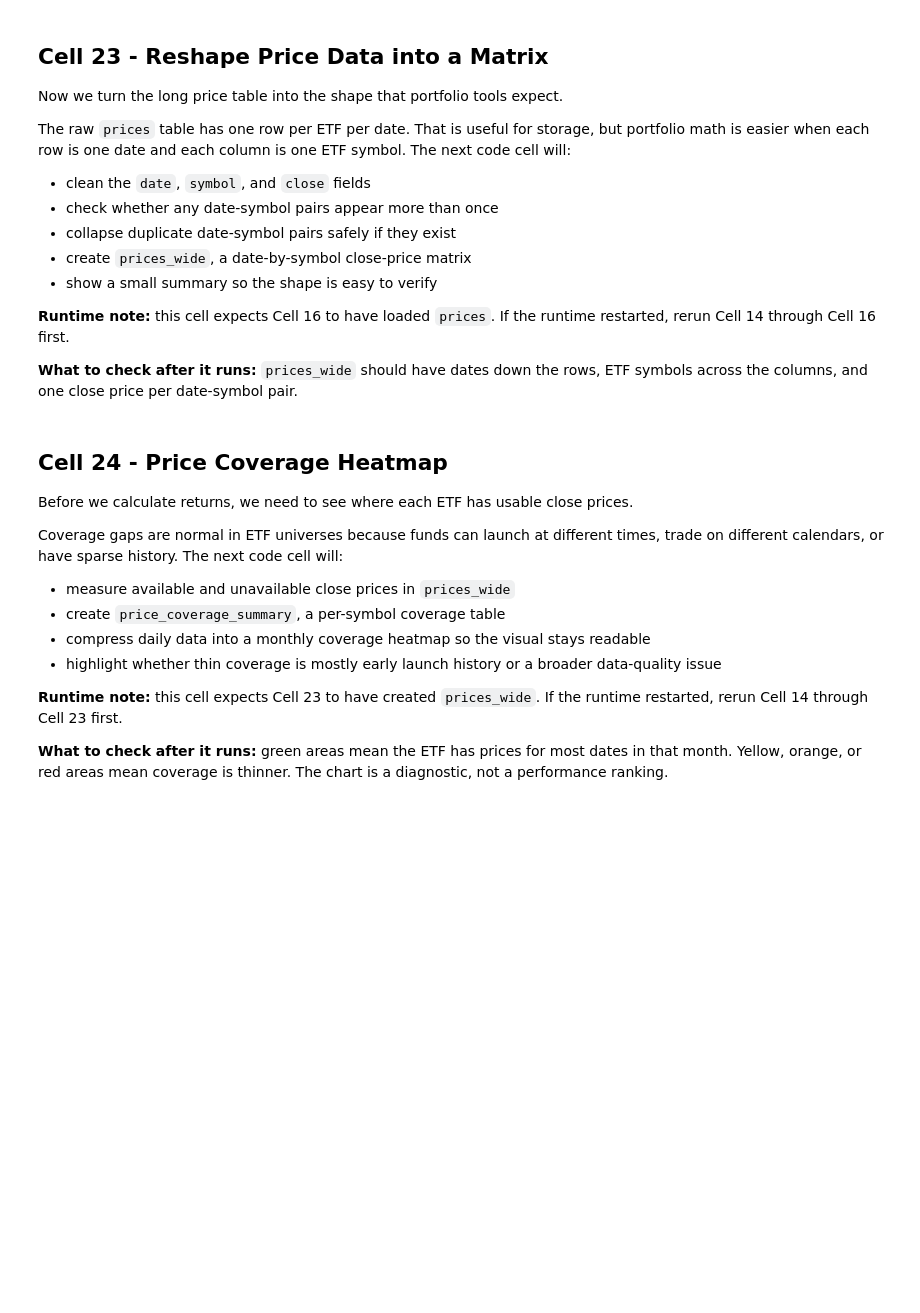
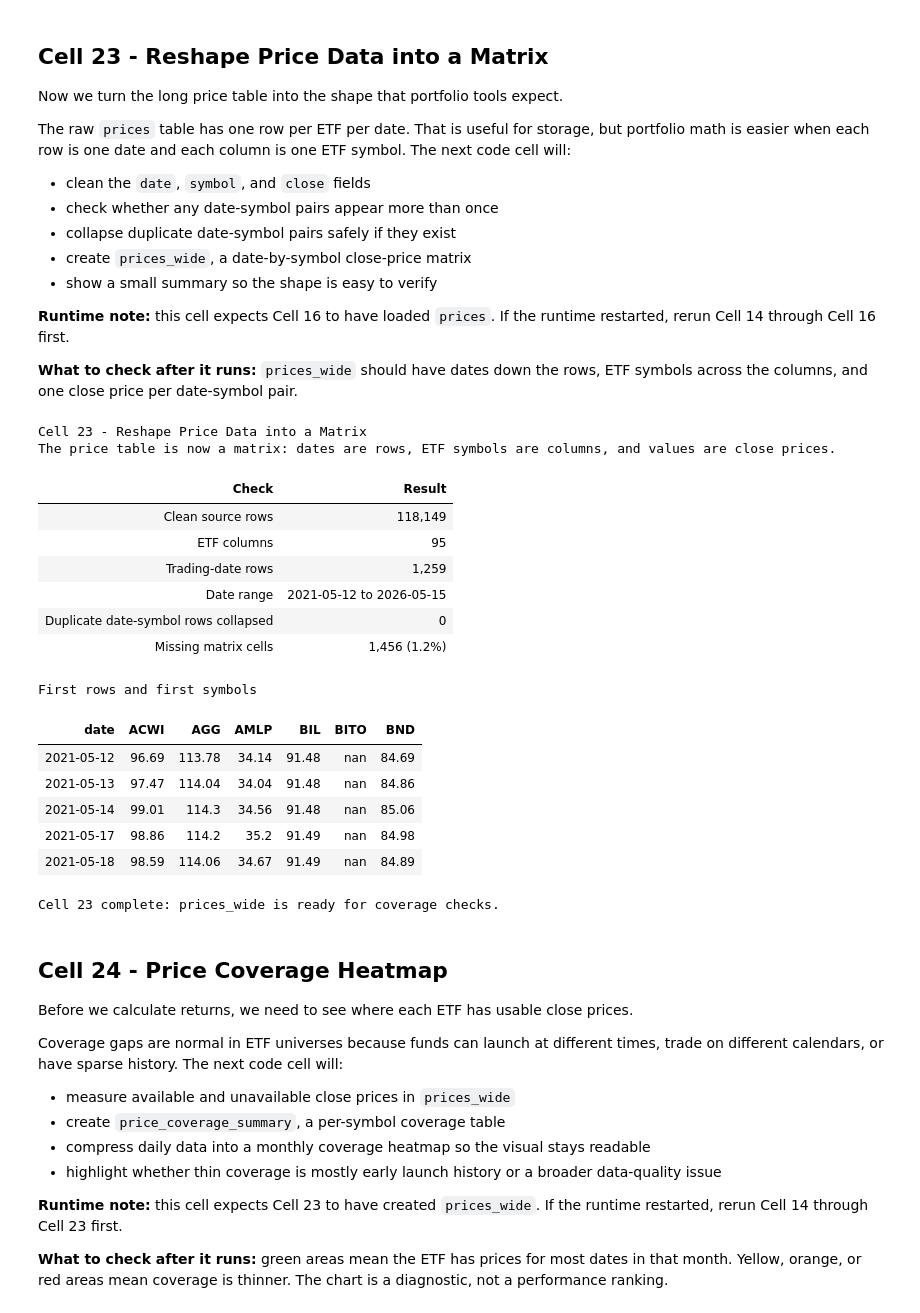
Before and after one commit to thecharttruth/skfolio-masterclass, a Jupyter notebook: notebooks/skfolio_masterclass_01_foundations_etf_data_by_thecharttruth.ipynb, the cells around one changed output. Saved outputs shown, nothing was run; the diff lists cells and outputs as text; code cells hidden in the pictures; blank space fills up the shorter version.

```diff
--- a/notebooks/skfolio_masterclass_01_foundations_etf_data_by_thecharttruth.ipynb
+++ b/notebooks/skfolio_masterclass_01_foundations_etf_data_by_thecharttruth.ipynb
@@ -2697,39 +2835,66 @@ preview["date"] = preview["date"].dt.strftime("%Y-%m-%d")
 
 
 def render_table(frame, class_name="pivot-table"):
     header = "".join(f"<th>{escape(str(column))}</th>" for column in frame.columns)
     rows = []
     for row in frame.itertuples(index=False):
         cells = "".join(f"<td>{escape(str(value))}</td>" for value in row)
         rows.append(f"<tr>{cells}</tr>")
     return f"<div class='{class_name}-scroll'><table class='{class_name}'><thead><tr>{header}</tr></thead><tbody>{''.join(rows)}</tbody></table></div>"
 
 summary_html = render_table(price_matrix_summary, "pivot-summary")
 preview_html = render_table(preview, "pivot-preview")
 
+# Dynamic colors
+panel_bg = globals().get("CHART_COLORS", {}).get("panel", "#ffffff")
+ink = globals().get("CHART_COLORS", {}).get("ink", "#111827")
+muted = globals().get("CHART_COLORS", {}).get("muted", "#374151")
+header_bg = globals().get("CHART_COLORS", {}).get("table_header", "#111827")
+header_text = globals().get("CHART_COLORS", {}).get("table_header_text", "#ffffff")
+grid = globals().get("CHART_COLORS", {}).get("grid", "#e5e7eb")
+alt_bg = globals().get("CHART_COLORS", {}).get("background", "#f9fafb")
+
 display(
     HTML(
         f"""
         <style>
-          .pivot-wrap {{font-family: Arial, sans-serif; line-height: 1.45; max-width: 1100px;}}
-          .pivot-note {{color: #374151; margin: 6px 0 14px;}}
+          .pivot-wrap {{font-family: Arial, sans-serif; line-height: 1.45; max-width: 1100px; color: {ink};}}
+          .pivot-note {{color: {muted}; margin: 6px 0 14px;}}
           .pivot-summary-scroll, .pivot-preview-scroll {{overflow-x: auto; margin: 8px 0 18px;}}
-          .pivot-summary, .pivot-preview {{border-collapse: collapse; width: 100%; background: #ffffff; font-size: 14px;}}
-          .pivot-summary th, .pivot-preview th {{background: #111827; color: #ffffff; text-align: left; padding: 9px 10px; white-space: nowrap;}}
-          .pivot-summary td, .pivot-preview td {{border-bottom: 1px solid #e5e7eb; color: #111827; padding: 9px 10px; background: #ffffff;}}
-          .pivot-summary tbody tr:nth-child(even) td, .pivot-preview tbody tr:nth-child(even) td {{background: #f9fafb;}}
+          .pivot-summary, .pivot-preview {{border-collapse: collapse; width: 100%; background: {panel_bg}; font-size: 14px; color: {ink};}}
+          .pivot-summary th, .pivot-preview th {{background: {header_bg}; color: {header_text}; text-align: left; padding: 9px 10px; white-space: nowrap;}}
+          .pivot-summary td, .pivot-preview td {{border-bottom: 1px solid {grid}; color: {ink}; padding: 9px 10px; background: {panel_bg};}}
+          .pivot-summary tbody tr:nth-child(even) td, .pivot-preview tbody tr:nth-child(even) td {{background: {alt_bg};}}
         </style>
         <div class="pivot-wrap">
           <h3>Cell 23 - Reshape Price Data into a Matrix</h3>
           <p class="pivot-note">The price table is now a matrix: dates are rows, ETF symbols are columns, and values are close prices.</p>
           {summary_html}
           <h4>First rows and first symbols</h4>
           {preview_html}
           <p class="pivot-note"><b>Cell 23 complete:</b> <code>prices_wide</code> is ready for coverage checks.</p>
         </div>
         """
     )
 )
+# %% [output]
+Cell 23 - Reshape Price Data into a Matrix
+The price table is now a matrix: dates are rows, ETF symbols are columns, and values are close prices.
+| Check | Result |
+| Clean source rows | 118,149 |
+| ETF columns | 95 |
+| Trading-date rows | 1,259 |
+| Date range | 2021-05-12 to 2026-05-15 |
+| Duplicate date-symbol rows collapsed | 0 |
+| Missing matrix cells | 1,456 (1.2%) |
+First rows and first symbols
+| date | ACWI | AGG | AMLP | BIL | BITO | BND |
+| 2021-05-12 | 96.69 | 113.78 | 34.14 | 91.48 | nan | 84.69 |
+| 2021-05-13 | 97.47 | 114.04 | 34.04 | 91.48 | nan | 84.86 |
+| 2021-05-14 | 99.01 | 114.3 | 34.56 | 91.48 | nan | 85.06 |
+| 2021-05-17 | 98.86 | 114.2 | 35.2 | 91.49 | nan | 84.98 |
+| 2021-05-18 | 98.59 | 114.06 | 34.67 | 91.49 | nan | 84.89 |
+Cell 23 complete: prices_wide is ready for coverage checks.
 # %% [markdown]
 ## Cell 24 - Price Coverage Heatmap
 
```
Also changed, not shown: parts of 20 cells of this notebook.
